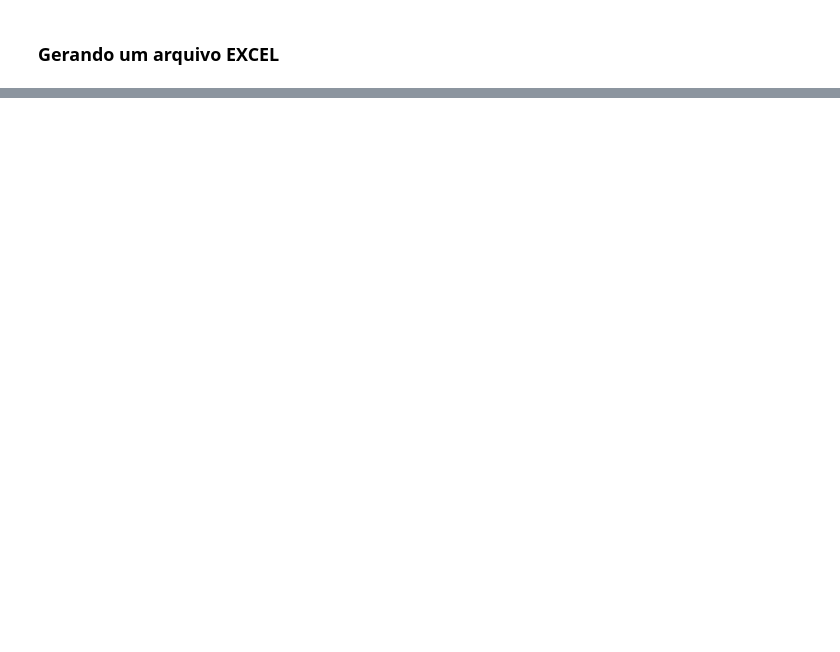
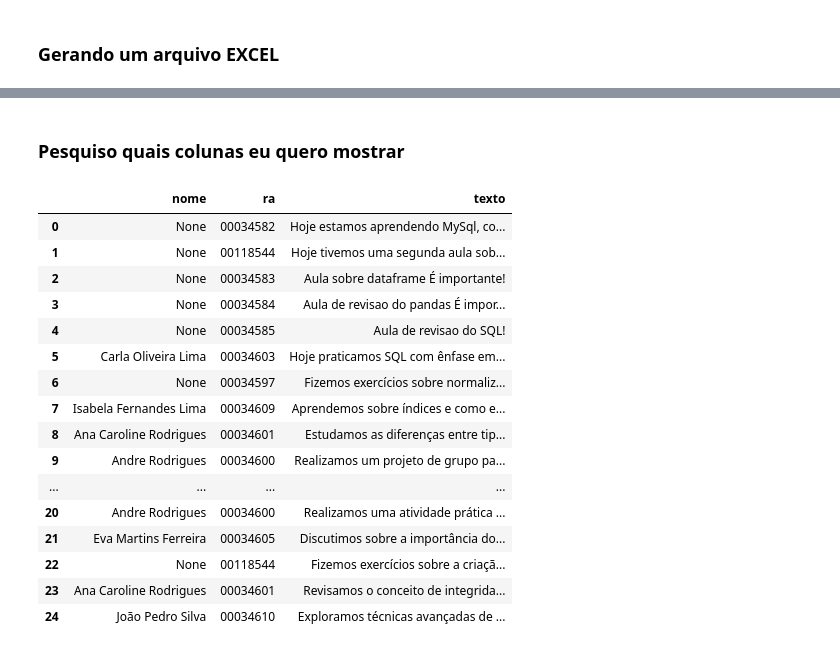
Before and after one commit to WandersonABR/projetofinal_tarde, a Jupyter notebook: notebook_tarde.ipynb, the cells around one changed output, grey strips where cells are left out. Cells and saved outputs as stored; diff of their text form; code cells hidden in the pictures; blank space fills up the shorter version.

```diff
--- a/notebook_tarde.ipynb
+++ b/notebook_tarde.ipynb
@@ -243,0 +305,23 @@ df_avaliacao.to_excel(alunos_excel, index=False) # Passe 2 parametros
+# %% [markdown]
+### Pesquiso quais colunas eu quero mostrar
+# %%
+resultado_selecionado = resultado[['nome','ra', 'texto']]
+resultado_selecionado
+# %% [output]
+|  | nome | ra | texto |
+| 0 | None | 00034582 | Hoje estamos aprendendo MySql, co... |
+| 1 | None | 00118544 | Hoje tivemos uma segunda aula sob... |
+| 2 | None | 00034583 | Aula sobre dataframe É importante! |
+| 3 | None | 00034584 | Aula de revisao do pandas É impor... |
+| 4 | None | 00034585 | Aula de revisao do SQL! |
+| 5 | Carla Oliveira Lima | 00034603 | Hoje praticamos SQL com ênfase em... |
+| 6 | None | 00034597 | Fizemos exercícios sobre normaliz... |
+| 7 | Isabela Fernandes Lima | 00034609 | Aprendemos sobre índices e como e... |
+| 8 | Ana Caroline Rodrigues | 00034601 | Estudamos as diferenças entre tip... |
+| 9 | Andre Rodrigues | 00034600 | Realizamos um projeto de grupo pa... |
+| ... | ... | ... | ... |
+| 20 | Andre Rodrigues | 00034600 | Realizamos uma atividade prática ... |
+| 21 | Eva Martins Ferreira | 00034605 | Discutimos sobre a importância do... |
+| 22 | None | 00118544 | Fizemos exercícios sobre a criaçã... |
+| 23 | Ana Caroline Rodrigues | 00034601 | Revisamos o conceito de integrida... |
+| 24 | João Pedro Silva | 00034610 | Exploramos técnicas avançadas de ... |
```
Also changed, not shown: parts of 13 cells of this notebook, 2 other files.
